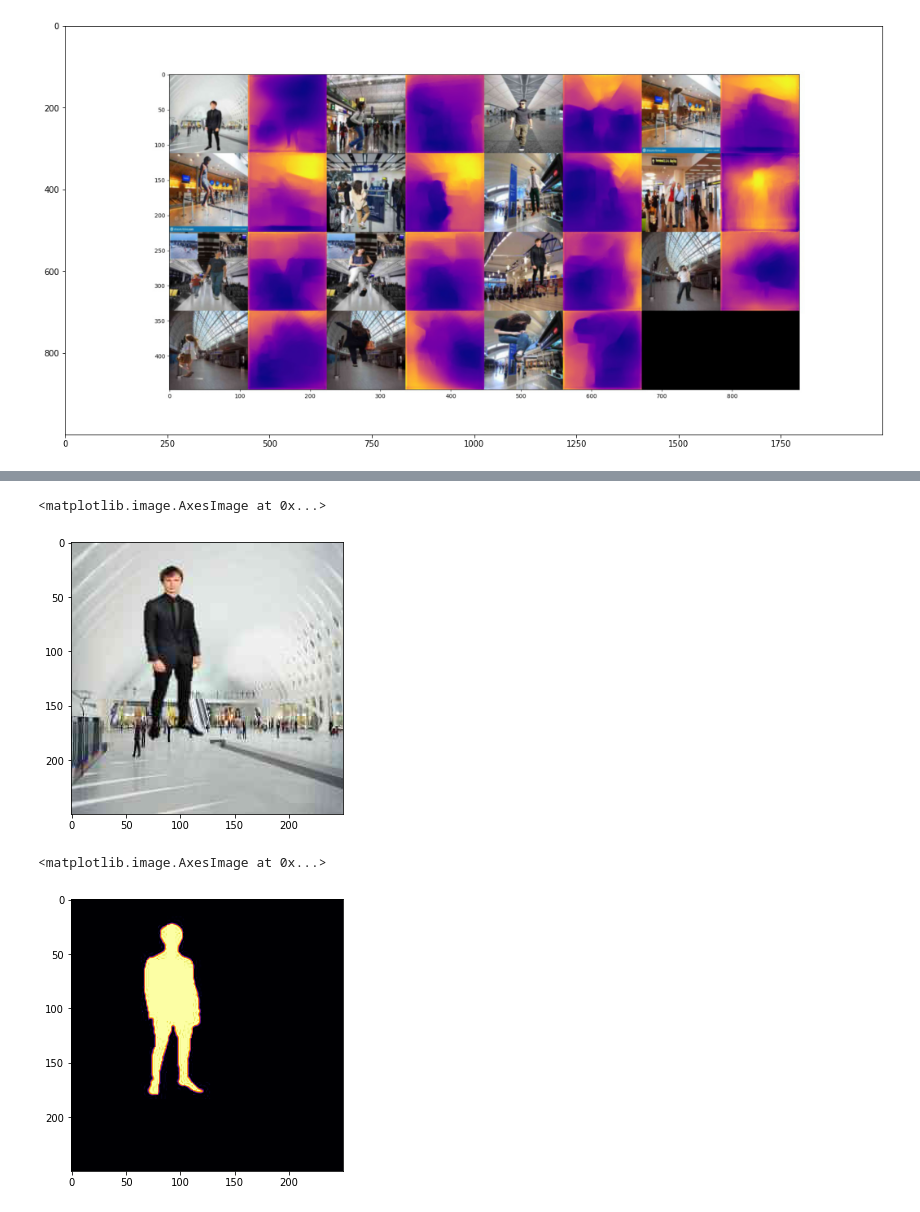
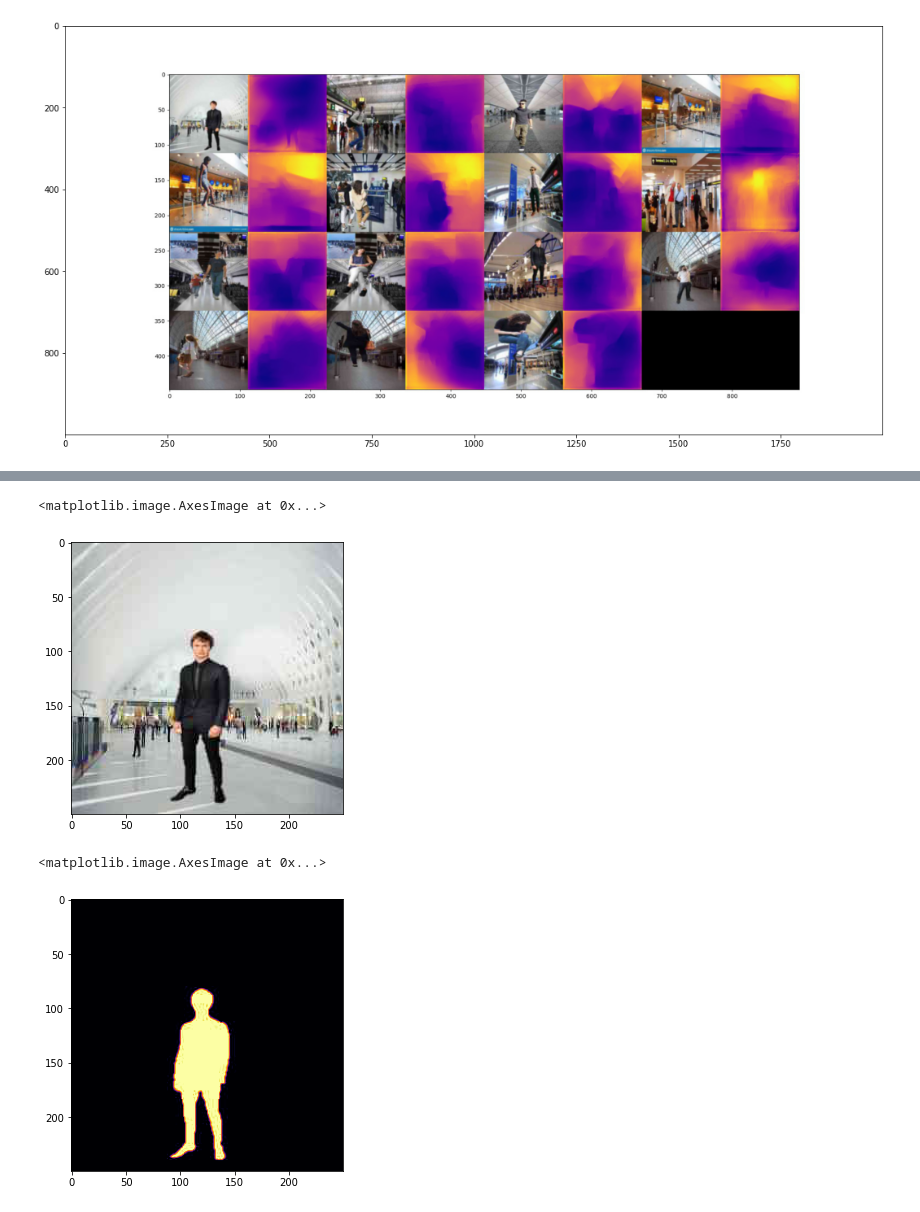
Before and after one commit to NagaKalyani2409/EVA4-Assignment, a Jupyter notebook: S15A_DenseDepth.ipynb, the cells around one changed output, grey strips where cells are left out. Cells and saved outputs as stored; diff of their text form; code cells hidden in the pictures.

```diff
--- a/S15A_DenseDepth.ipynb
+++ b/S15A_DenseDepth.ipynb
@@ -80,12 +92,12 @@ plt.imshow( io.imread('/content/gdrive/My Drive/S15A/DenseDepth/results.jpg'),cm
 # %%
 plt.figure(figsize=(5,5))
-plt.imshow( io.imread('/content/gdrive/My Drive/S15A/fg_bg/fg_bg/bg_000/1.jpg'),cmap='inferno' )
+plt.imshow( io.imread('/content/gdrive/My Drive/S15A/fg_bg/fg_bg/bg_000/fg_000_bg_000_000001.jpg'),cmap='inferno' )
 # %% [output]
 <matplotlib.image.AxesImage at 0x...>
-[figure, old version]
+[figure, new version]
 # %%
 plt.figure(figsize=(5,5))
-plt.imshow( io.imread('/content/gdrive/My Drive/S15A/fg_bg/fg_bg_mask/bg_000/fg_000_bg_000_mask_000000.jpg'),cmap='inferno' )
+plt.imshow( io.imread('/content/gdrive/My Drive/S15A/fg_bg/fg_bg_mask/bg_000/fg_000_bg_000_mask_000001.jpg'),cmap='inferno' )
 # %% [output]
 <matplotlib.image.AxesImage at 0x...>
-[figure, old version]
+[figure, new version]
```
Also changed, not shown: parts of 4 cells of this notebook.
